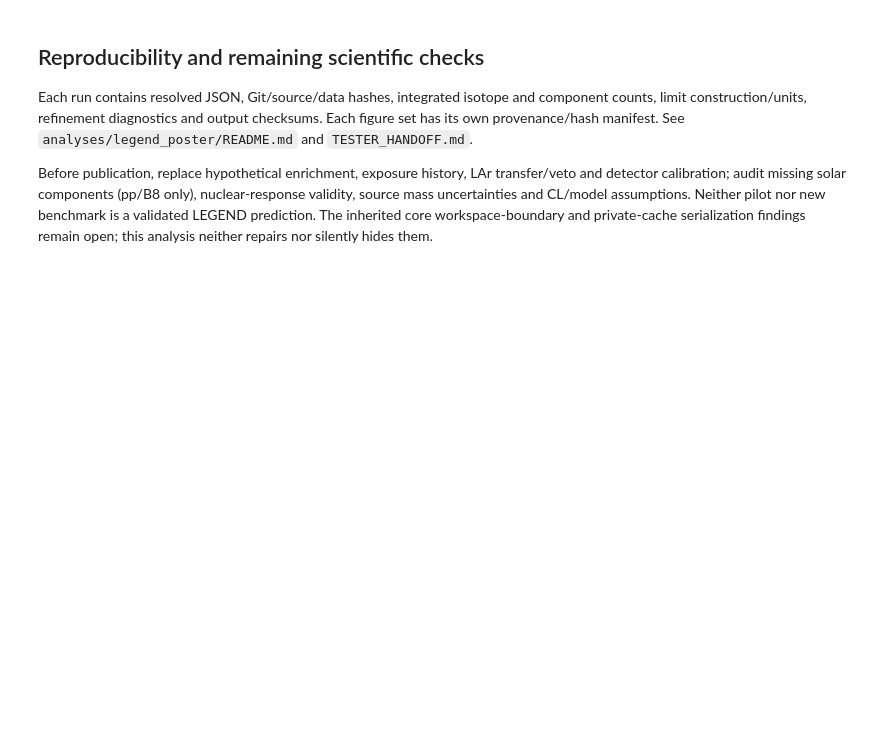
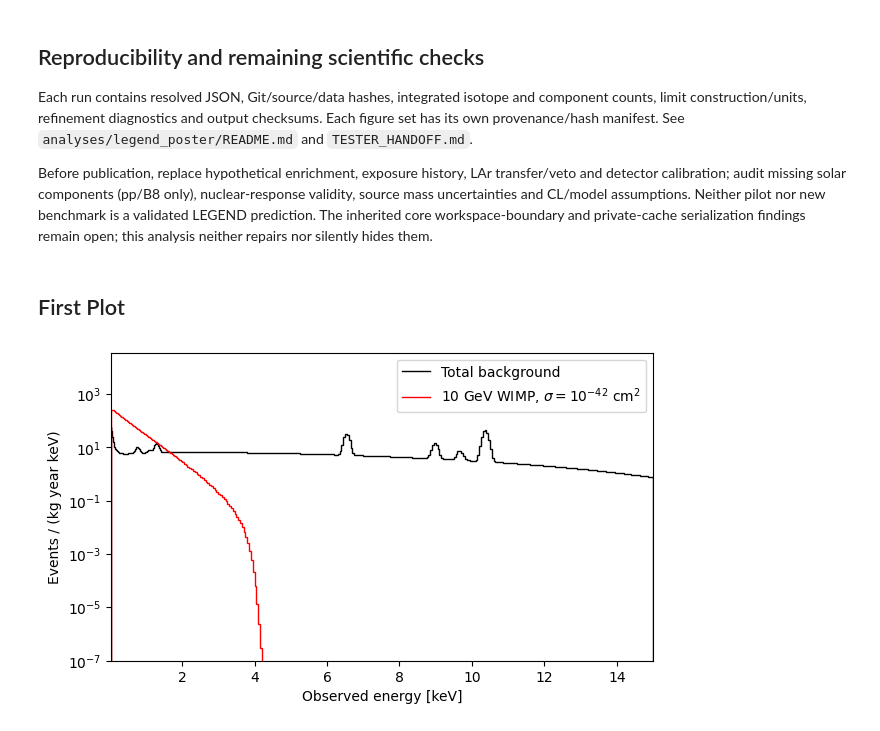
Before and after one commit to tiagocamison/WIMP-LEGEND, a Jupyter notebook: notebooks/poster_workbench.ipynb, the cells around one changed output. Drawn from its saved outputs; the diff is of its cells as text; code cells hidden in the pictures; blank space fills up the shorter version.

Commit message:
Add plotting via DirectDetectionPlots and prepare poster plots

```diff
--- a/notebooks/poster_workbench.ipynb
+++ b/notebooks/poster_workbench.ipynb
@@ -269,3 +269,47 @@ transfer/veto and detector calibration; audit missing solar components
 assumptions. Neither pilot nor new benchmark is a validated LEGEND prediction.
 The inherited core workspace-boundary and private-cache serialization findings
 remain open; this analysis neither repairs nor silently hides them.
+# %% [markdown]
+## First Plot
+# %%
+
+import numpy as np
+import matplotlib.pyplot as plt
+from analyses.legend_poster.analysis import load_run
+
+# Path to a completed standard run
+run = load_run("../analyses/legend_poster/runs/db98e4db2092c27c8a25")
+
+scenario = "legend_poster"
+mass = 10  # GeV
+operator = 1
+
+edges = run["signals"]["observed_edges_keV"]
+width = np.diff(edges)
+
+year = run["manifest"]["resolved_configuration"]["analysis"]["days_per_year"]
+
+# Already folded and isotope-weighted
+signal = run["signals"][f"{scenario}__O{operator}__m{mass:g}"]
+background = run["backgrounds"][f"{scenario}__Total"]
+
+# Convert counts per bin per kg day into differential rates
+signal_rate = signal / width * year
+background_rate = background / width * year
+
+fig, ax = plt.subplots(figsize=(7, 4))
+
+ax.stairs(background_rate, edges, label="Total background", color="black")
+ax.stairs(signal_rate, edges, label=rf"{mass} GeV WIMP, "+r"$\sigma = 10^{-42}$ cm$^2$", color="red")
+
+ax.set(
+    xlim=(0.03, 15),
+    yscale="log",
+    xlabel="Observed energy [keV]",
+    ylabel="Events / (kg year keV)"
+)
+ax.legend()
+ax.set_ylim(1e-7)
+plt.show()
+# %% [output]
+[figure, added]
```
Also changed, not shown: parts of 3 cells of this notebook, 7 other files.
